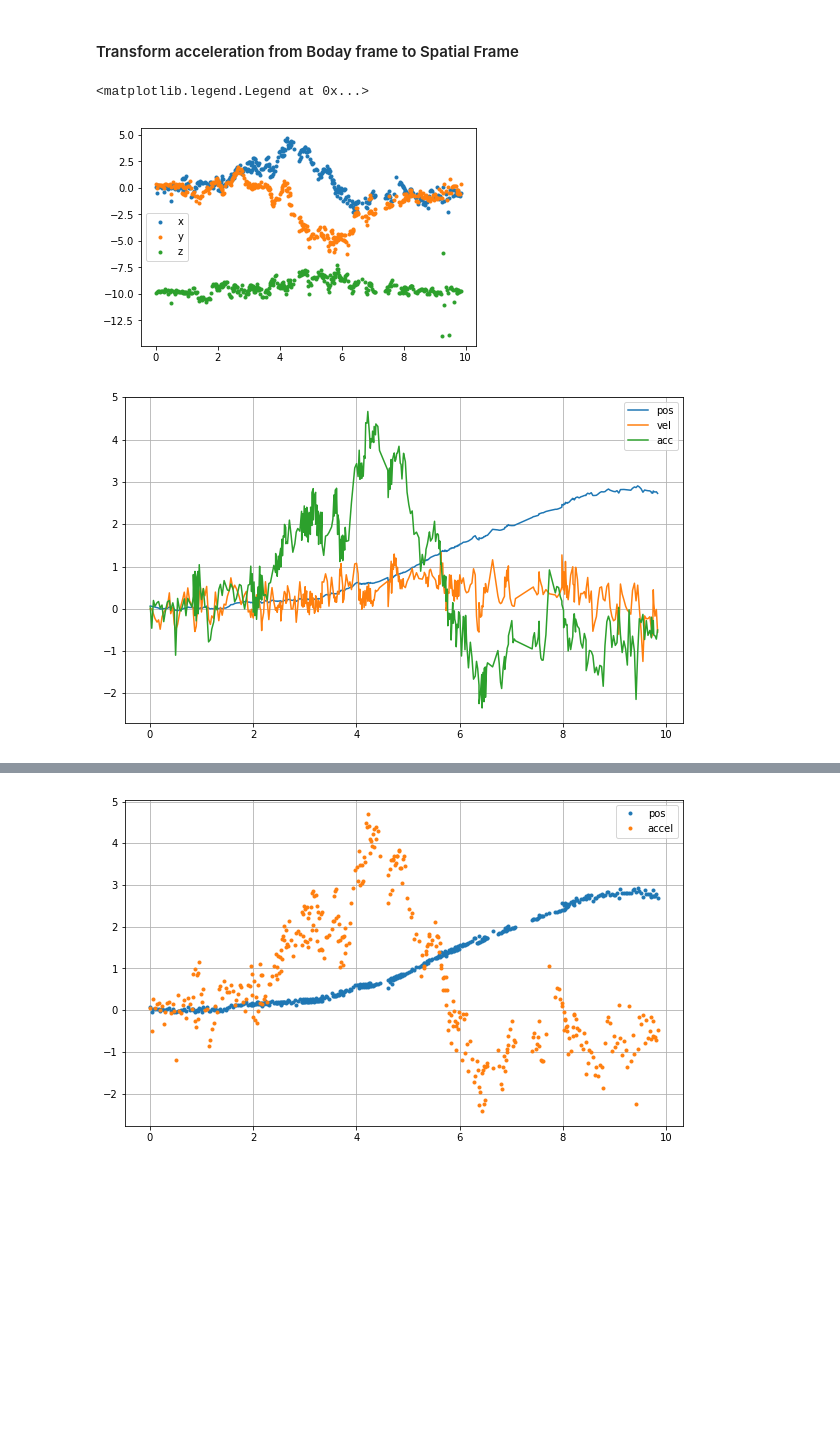
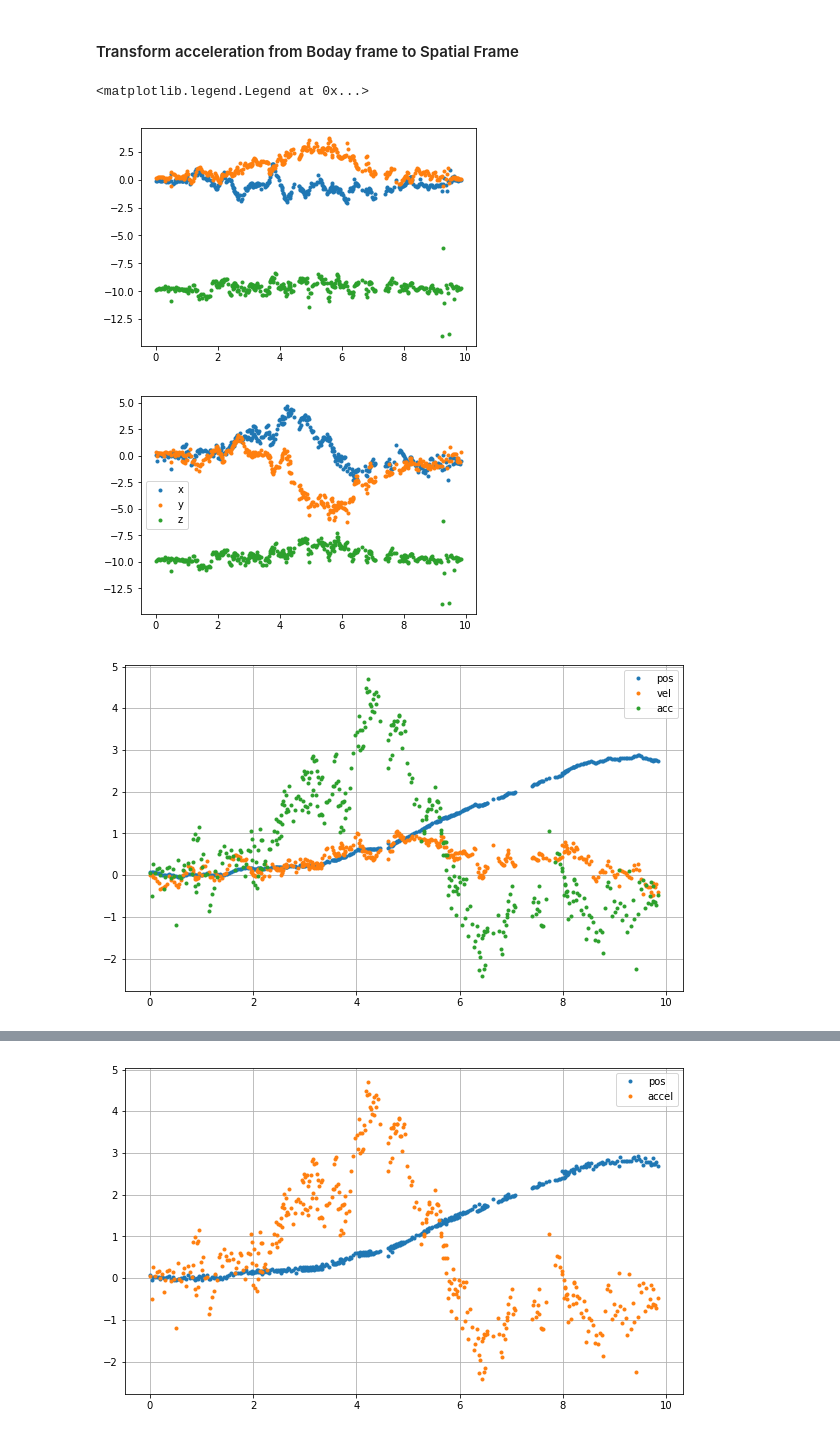
Before and after one commit to zhanibekrysbek/phhi_data_analysis, a Jupyter notebook: preprocessing/notebooks/cut_into_observations.ipynb, the cells around one changed output, grey strips where cells are left out. Saved outputs shown, nothing was run; the diff lists cells and outputs as text; code cells hidden in the pictures; blank space fills up the shorter version.

```diff
--- a/preprocessing/notebooks/cut_into_observations.ipynb
+++ b/preprocessing/notebooks/cut_into_observations.ipynb
@@ -619,14 +622,15 @@ for i, orient in enumerate(orientation):
     accel_grf[i,:] = np.matmul(rot_mat, accel_aligned[i])
 # %%
 # Corresponding plot
-# plt.plot(tpos,accel_aligned, '.')
+plt.plot(tpos,accel_aligned, '.')
 
 plt.figure()
 plt.plot(tpos, accel_grf,'.')
 plt.legend(['x','y','z'])
 # %% [output]
 <matplotlib.legend.Legend at 0x...>
-[figure, old version]
+[figure, new version]
+[figure, added]
 # %%
 '''
 State vector:
@@ -687,10 +691,10 @@ for i in range(1,N):
     P = np.matmul((np.eye(3)-np.matmul(K,H)),P_)
 # %%
 plt.figure(figsize=(10,6))
-plt.plot(tpos,x_est)
+plt.plot(tpos,x_est,'.')
 plt.legend(['pos','vel','acc'])
 plt.grid()
 # %% [output]
-[figure, old version]
+[figure, new version]
 # %%
 plt.figure(figsize=(10,6))
```
Also changed, not shown: parts of 6 cells of this notebook, 1 other file.
